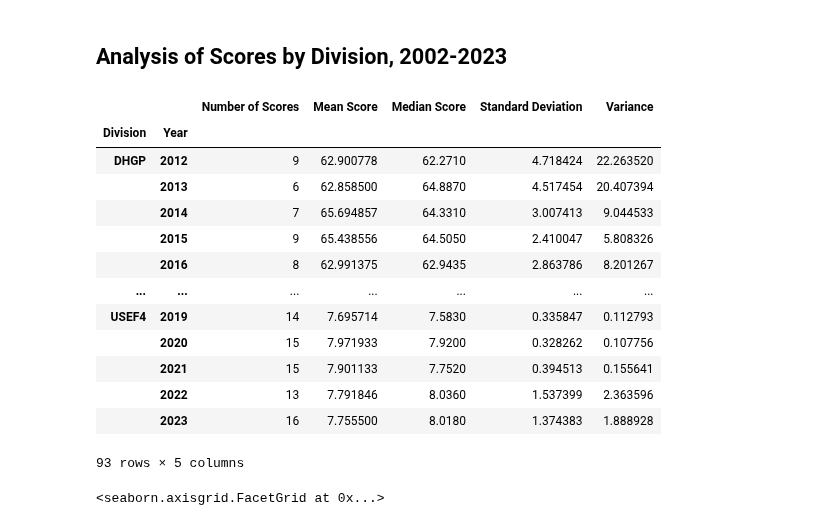
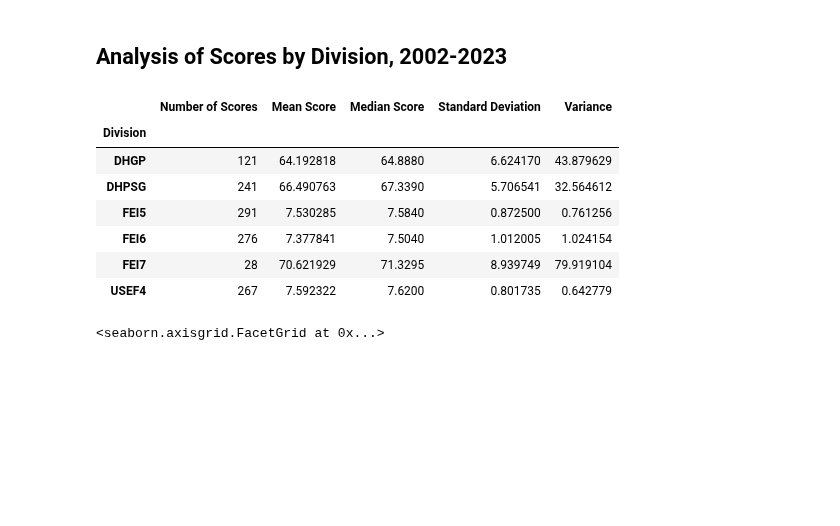
Before and after one commit to siobyrne/young-dressage-horse-program-analysis, a Jupyter notebook: younghorse.ipynb, the cells around one changed output. Saved outputs shown, nothing was run; the diff lists cells and outputs as text; code cells hidden in the pictures; blank space fills up the shorter version.

```diff
--- a/younghorse.ipynb
+++ b/younghorse.ipynb
@@ -384,34 +384,28 @@ The percentage of horses placing in the top ten of their division is 30.58%.
 # %%
 # get the median scores by division over all years (2002-2023)
 
-score_groups = championship_df.groupby(["Division","Year"])["OverallScore"]
+score_groups = championship_df.groupby(["Division"])["OverallScore"]
 
-score_group_count = championship_df.groupby(["Division","Year"])["OverallScore"].count()
+score_group_count = championship_df.groupby(["Division"])["OverallScore"].count()
 
 # create a dataframe of summary statistics for all divisions over all years
 
 score_summary = pd.DataFrame({"Number of Scores": score_group_count,
                              "Mean Score": score_groups.mean(),
                               "Median Score": score_groups.median(),
                               "Standard Deviation": score_groups.std(),
                               "Variance": score_groups.var()})
 
 score_summary
 # %% [output]
-|  |  | Number of Scores | Mean Score | Median Score | Standard Deviation | Variance |
-| Division | Year |  |  |  |  |  |
-| DHGP | 2012 | 9 | 62.900778 | 62.2710 | 4.718424 | 22.263520 |
-|  | 2013 | 6 | 62.858500 | 64.8870 | 4.517454 | 20.407394 |
-|  | 2014 | 7 | 65.694857 | 64.3310 | 3.007413 | 9.044533 |
-|  | 2015 | 9 | 65.438556 | 64.5050 | 2.410047 | 5.808326 |
-|  | 2016 | 8 | 62.991375 | 62.9435 | 2.863786 | 8.201267 |
-| ... | ... | ... | ... | ... | ... | ... |
-| USEF4 | 2019 | 14 | 7.695714 | 7.5830 | 0.335847 | 0.112793 |
-|  | 2020 | 15 | 7.971933 | 7.9200 | 0.328262 | 0.107756 |
-|  | 2021 | 15 | 7.901133 | 7.7520 | 0.394513 | 0.155641 |
-|  | 2022 | 13 | 7.791846 | 8.0360 | 1.537399 | 2.363596 |
-|  | 2023 | 16 | 7.755500 | 8.0180 | 1.374383 | 1.888928 |
+|  | Number of Scores | Mean Score | Median Score | Standard Deviation | Variance |
+| Division |  |  |  |  |  |
+| DHGP | 121 | 64.192818 | 64.8880 | 6.624170 | 43.879629 |
+| DHPSG | 241 | 66.490763 | 67.3390 | 5.706541 | 32.564612 |
+| FEI5 | 291 | 7.530285 | 7.5840 | 0.872500 | 0.761256 |
+| FEI6 | 276 | 7.377841 | 7.5040 | 1.012005 | 1.024154 |
+| FEI7 | 28 | 70.621929 | 71.3295 | 8.939749 | 79.919104 |
+| USEF4 | 267 | 7.592322 | 7.6200 | 0.801735 | 0.642779 |
-93 rows × 5 columns
 # %%
 # create plot of USEF Four Year Old division scores
 
```
Also changed, not shown: parts of 2 cells of this notebook, 1 other file.
